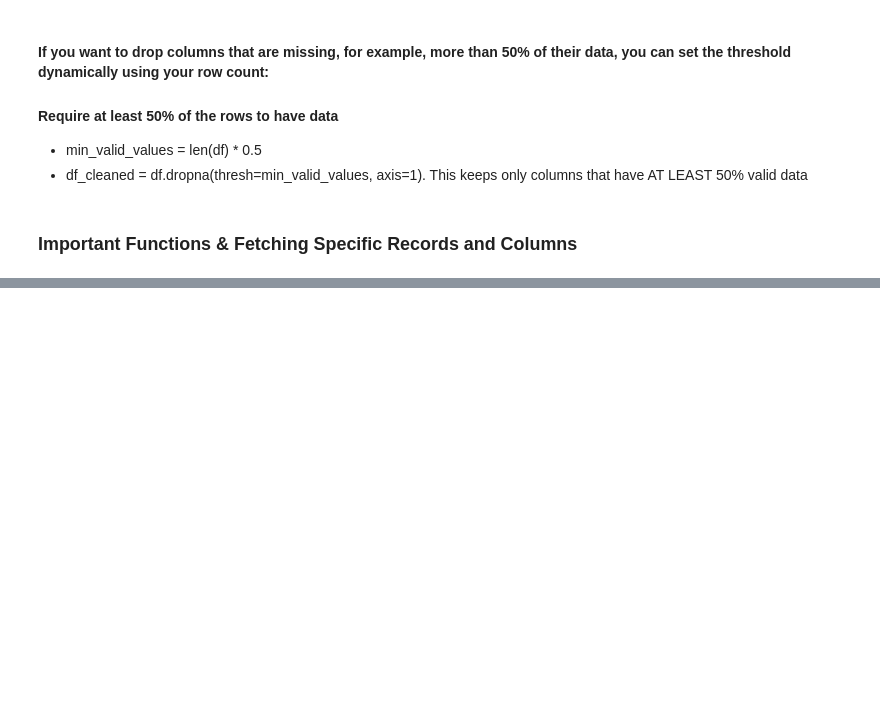
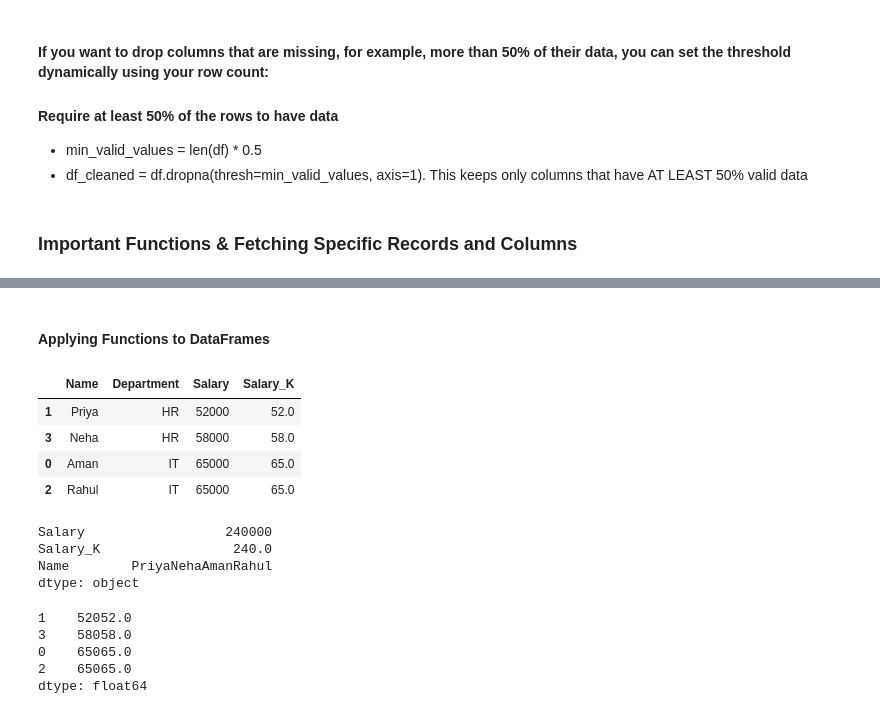
Before and after one commit to chinmairam/GenAI-Upskill, a Jupyter notebook: Pandas/Pandas_fundamentals.ipynb, the cells around one changed output, grey strips where cells are left out. Cells and saved outputs as stored; diff of their text form; code cells hidden in the pictures; blank space fills up the shorter version.

Commit message:
DataFrame Selecting Columns, Handling Missing Values, Sorting Data, map()

```diff
--- a/Pandas/Pandas_fundamentals.ipynb
+++ b/Pandas/Pandas_fundamentals.ipynb
@@ -1433,0 +1634,8 @@ print(df_cleaned)
+# %%
+data = {
+    "Name": ["Aman", "Priya", "Rahul", "Neha"],
+    "Department": ["IT", "HR", "IT", "HR"],
+    "Salary": [65000, 52000, 65000, 58000]
+}
+df = pd.DataFrame(data)
+df
@@ -1433,0 +1724,7 @@ print(df_cleaned)
+# %%
+# Choice A: Reassign it back to itself (Recommended)
+df = df.sort_values(by="Salary")
+
+# Choice B: Use the inplace parameter
+df.sort_values(by="Salary", inplace=True)
+df
@@ -1433,0 +1787,28 @@ print(df_cleaned)
+# %% [markdown]
+#### Applying Functions to DataFrames
+# %%
+# apply() on a column (Series)
+df['Salary_K'] = df['Salary'].apply(lambda x: x / 1000)
+df
+# %% [output]
+|  | Name | Department | Salary | Salary_K |
+| 1 | Priya | HR | 52000 | 52.0 |
+| 3 | Neha | HR | 58000 | 58.0 |
+| 0 | Aman | IT | 65000 | 65.0 |
+| 2 | Rahul | IT | 65000 | 65.0 |
+# %%
+# apply() on entire DataFrame row/col
+df[['Salary','Salary_K','Name']].apply(np.sum, axis=0) # col sums
+# %% [output]
+Salary                  240000
+Salary_K                 240.0
+Name        PriyaNehaAmanRahul
+dtype: object
+# %%
+df[['Salary','Salary_K']].apply(np.sum, axis=1) # row sums
+# %% [output]
+1    52052.0
+3    58058.0
+0    65065.0
+2    65065.0
+dtype: float64
```
Also changed, not shown: parts of 45 cells of this notebook.
